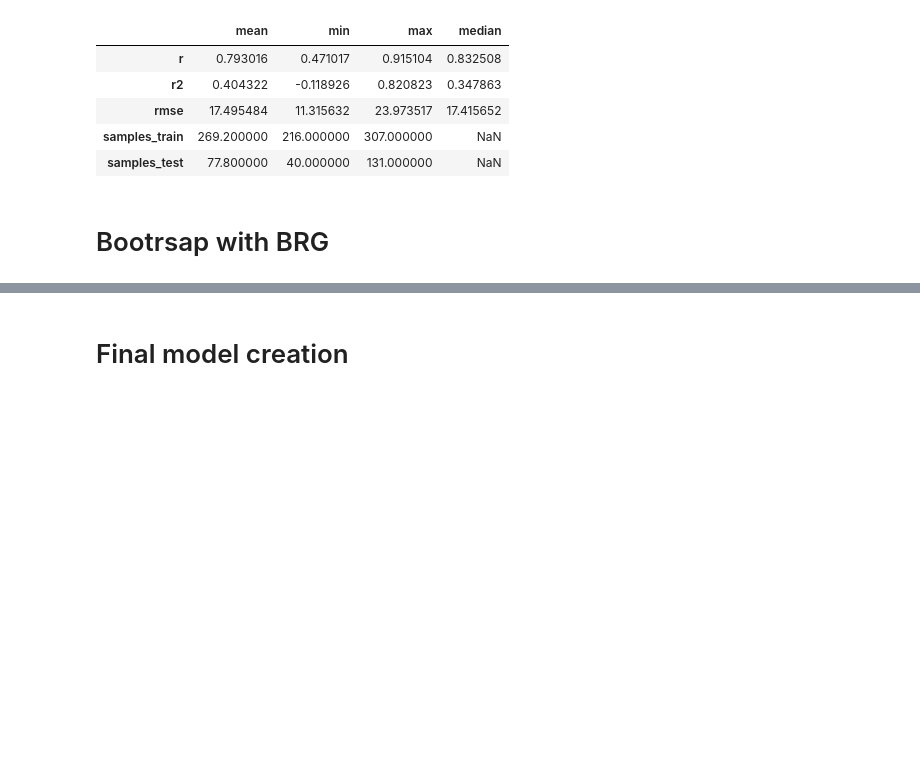
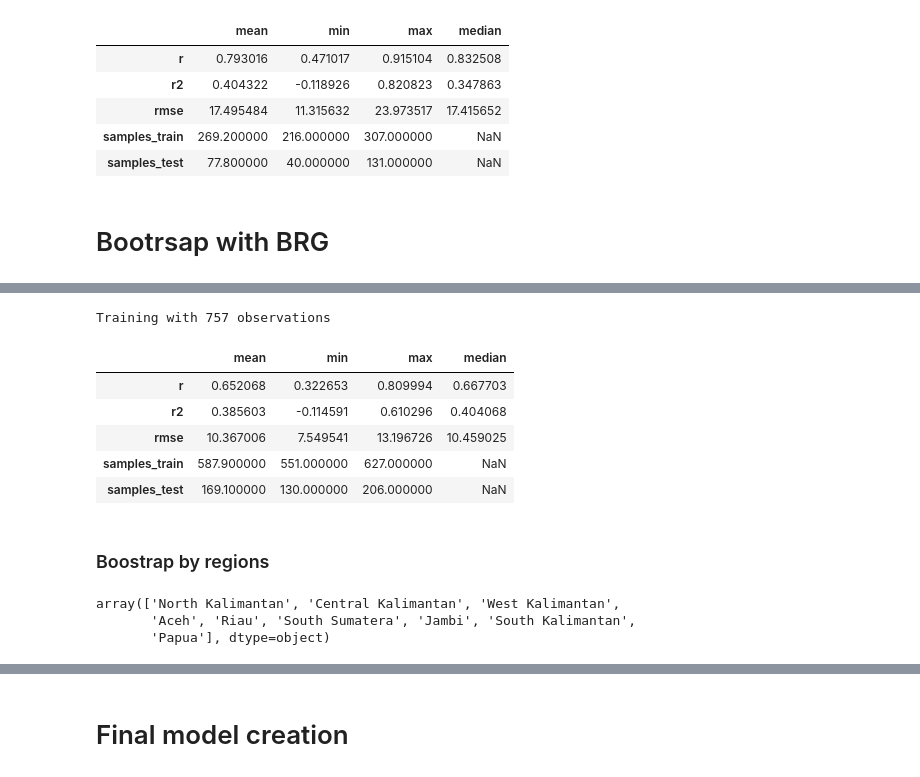
Before and after one commit to dfguerrerom/gwl-modeling, a Jupyter notebook: 4_model_training.ipynb, the cells around one changed output, grey strips where cells are left out. Saved outputs shown, nothing was run; the diff lists cells and outputs as text; code cells hidden in the pictures; blank space fills up the shorter version.

```diff
--- a/4_model_training.ipynb
+++ b/4_model_training.ipynb
@@ -329,0 +363,23 @@ bootstrap_result
+# %%
+selected_df = df[
+    (df.source.isin(["pkeg"])) &
+    (df.island == "Kalimantan")
+]
+bootstrap_result = bootstrap(df = selected_df, variable="gwl_cm", iterations=10, train_size=0.8)
+bootstrap_result
+# %% [output]
+Training with 757 observations
+|  | mean | min | max | median |
+| r | 0.652068 | 0.322653 | 0.809994 | 0.667703 |
+| r2 | 0.385603 | -0.114591 | 0.610296 | 0.404068 |
+| rmse | 10.367006 | 7.549541 | 13.196726 | 10.459025 |
+| samples_train | 587.900000 | 551.000000 | 627.000000 | NaN |
+| samples_test | 169.100000 | 130.000000 | 206.000000 | NaN |
+# %% [markdown]
+### Boostrap by regions
+# %%
+df.province.unique()
+# %% [output]
+array(['North Kalimantan', 'Central Kalimantan', 'West Kalimantan',
+       'Aceh', 'Riau', 'South Sumatera', 'Jambi', 'South Kalimantan',
+       'Papua'], dtype=object)
```
Also changed, not shown: parts of 6 cells of this notebook, 2 other files.
